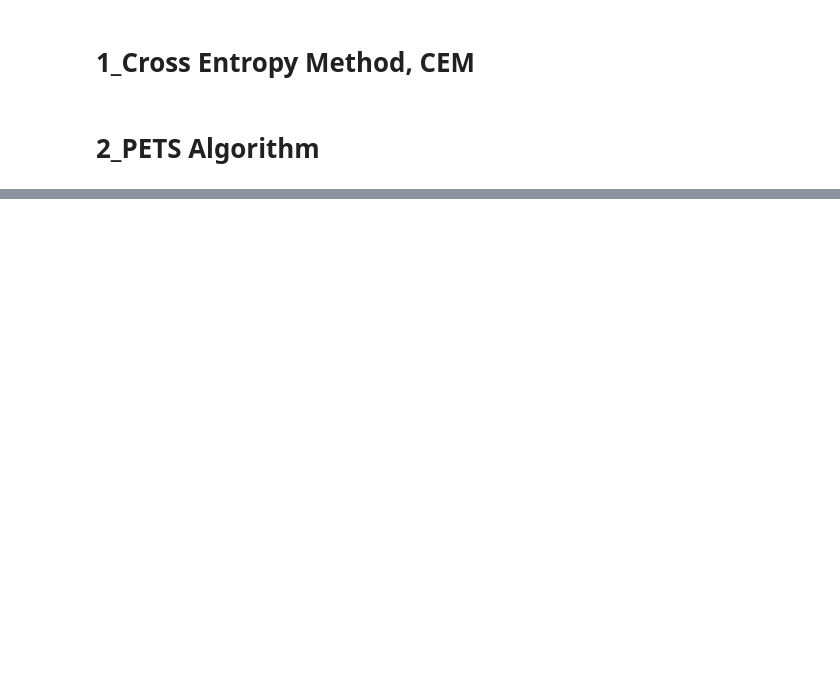
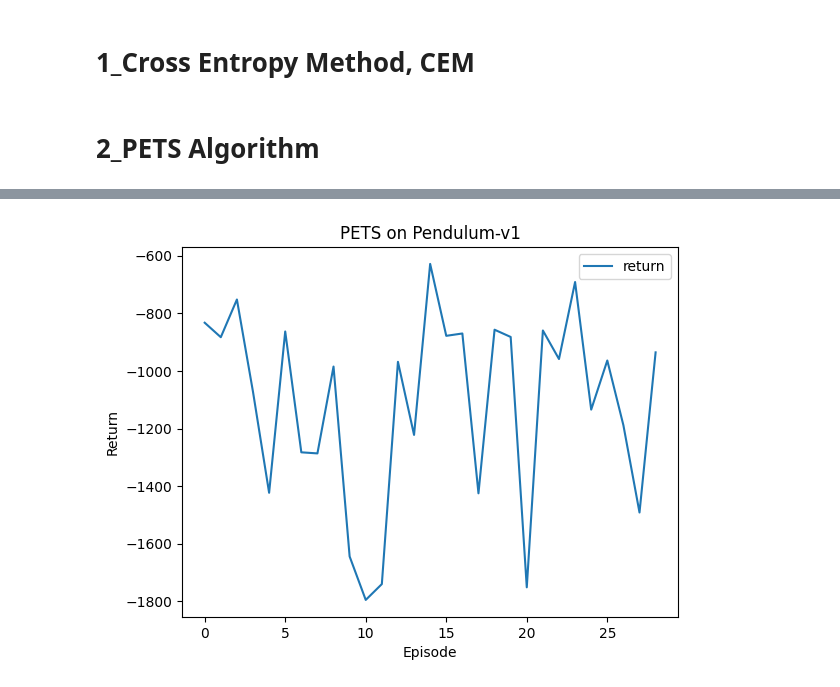
Before and after one commit to HaokunFeng/RL-Algorithms, a Jupyter notebook: 16_MPC_model-predictive-control.ipynb, the cells around one changed output, grey strips where cells are left out. Cells and saved outputs as stored; diff of their text form; code cells hidden in the pictures; blank space fills up the shorter version.

```diff
--- a/16_MPC_model-predictive-control.ipynb
+++ b/16_MPC_model-predictive-control.ipynb
@@ -90,7 +91,7 @@ class FCLayer(torch.nn.Module):
         return self._activation(torch.add(torch.bmm(x, self.weight), self.bias[:, None, :]))
 # %%
 class EnsembleModel(torch.nn.Module):
-    """ Environment model ensemble """
+    """ Environment ensemble model """
     def __init__(self,
                  state_dim,
                  action_dim,
@@ -148,0 +244,15 @@ class EnsembleDynamicsModel:
+# %%
+class ReplayBuffer:
+    def __init__(self, capacity):
+        self.buffer = collections.deque(maxlen=capacity)
+
+    def add(self, state, action, reward, next_state, done):
+        self.buffer.append((state, action, reward, next_state, done))
+
+    def size(self):
+        return len(self.buffer)
+
+    def return_all_samples(self):
+        all_transitions = list(self.buffer)
+        state, action, reward, next_state, done = zip(*all_transitions)
+        return np.array(state), action, reward, np.array(next_state), done
@@ -148,0 +346,18 @@ class EnsembleDynamicsModel:
+# %%
+buffer_size = 100000
+n_sequence = 50
+elite_ratio = 0.2
+plan_horizon = 25
+num_episodes = 10
+env_name = 'Pendulum-v1'
+env = gym.make(env_name)
+
+replay_buffer = ReplayBuffer(buffer_size)
+pets = PETS(env,
+            replay_buffer,
+            n_sequence,
+            elite_ratio,
+            plan_horizon,
+            num_episodes)
+# %%
+return_list = pets.train()
@@ -148,0 +379,9 @@ class EnsembleDynamicsModel:
+# %%
+plt.plot(return_list, label='return')
+plt.xlabel('Episode')
+plt.ylabel('Return')
+plt.title('PETS on %s' % env_name)
+plt.legend()
+plt.show()
+# %% [output]
+[figure, added]
```
Also changed, not shown: parts of 7 cells of this notebook.
